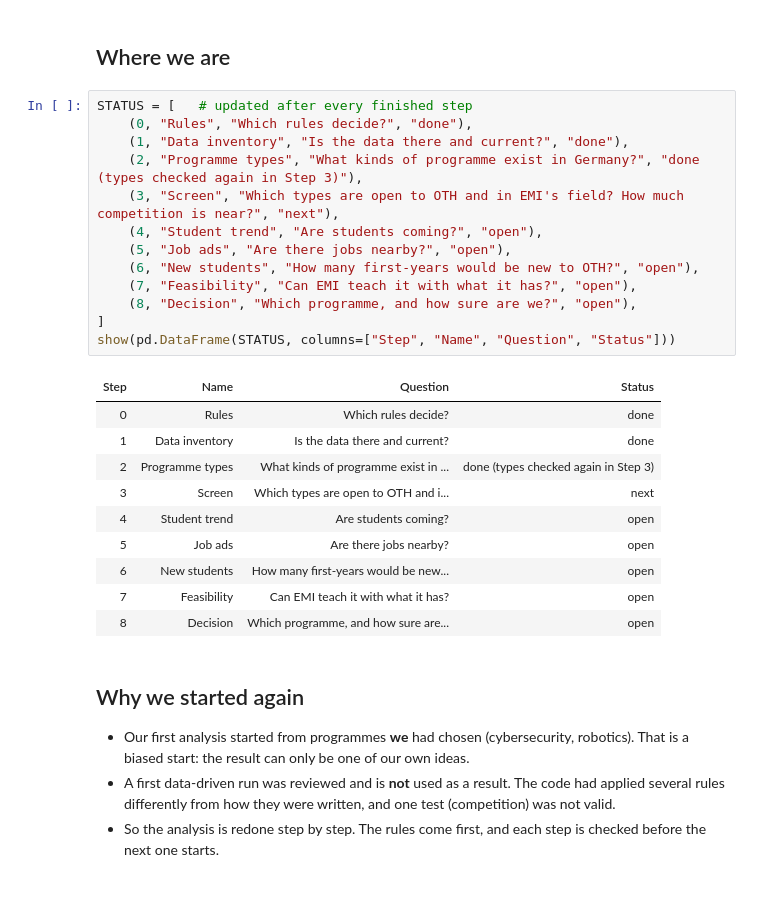
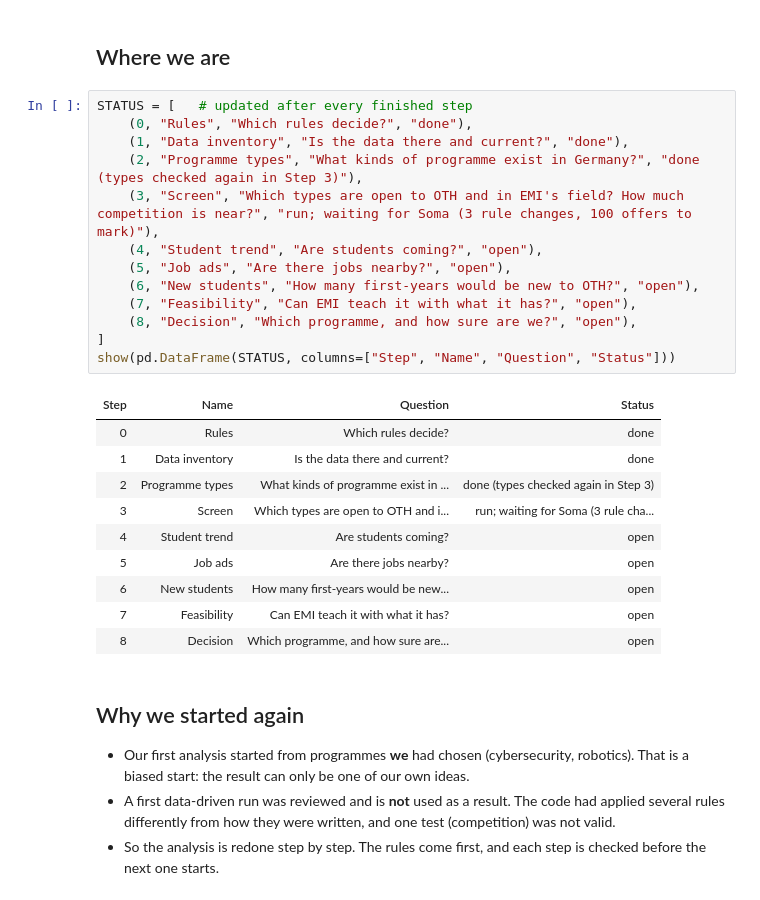
Before and after one commit to SomanthaManuranga/study-program-intelligence, a Jupyter notebook: notebooks/funnel_progress.ipynb, the cells around one changed output. Drawn from its saved outputs; the diff is of its cells as text.

```diff
--- a/notebooks/funnel_progress.ipynb
+++ b/notebooks/funnel_progress.ipynb
@@ -33,22 +33,22 @@ Rules loaded: 17 blocks - definitions, universe, text, similarity, discovery, po
 # %%
 STATUS = [   # updated after every finished step
     (0, "Rules", "Which rules decide?", "done"),
     (1, "Data inventory", "Is the data there and current?", "done"),
     (2, "Programme types", "What kinds of programme exist in Germany?", "done (types checked again in Step 3)"),
-    (3, "Screen", "Which types are open to OTH and in EMI's field? How much competition is near?", "next"),
+    (3, "Screen", "Which types are open to OTH and in EMI's field? How much competition is near?", "run; waiting for Soma (3 rule changes, 100 offers to mark)"),
     (4, "Student trend", "Are students coming?", "open"),
     (5, "Job ads", "Are there jobs nearby?", "open"),
     (6, "New students", "How many first-years would be new to OTH?", "open"),
     (7, "Feasibility", "Can EMI teach it with what it has?", "open"),
     (8, "Decision", "Which programme, and how sure are we?", "open"),
 ]
 show(pd.DataFrame(STATUS, columns=["Step", "Name", "Question", "Status"]))
 # %% [output]
 | Step | Name | Question | Status |
 | 0 | Rules | Which rules decide? | done |
 | 1 | Data inventory | Is the data there and current? | done |
 | 2 | Programme types | What kinds of programme exist in ... | done (types checked again in Step 3) |
-| 3 | Screen | Which types are open to OTH and i... | next |
+| 3 | Screen | Which types are open to OTH and i... | run; waiting for Soma (3 rule cha... |
 | 4 | Student trend | Are students coming? | open |
 | 5 | Job ads | Are there jobs nearby? | open |
 | 6 | New students | How many first-years would be new... | open |
```
Also changed, not shown: parts of 10 cells of this notebook, 1 other file.
